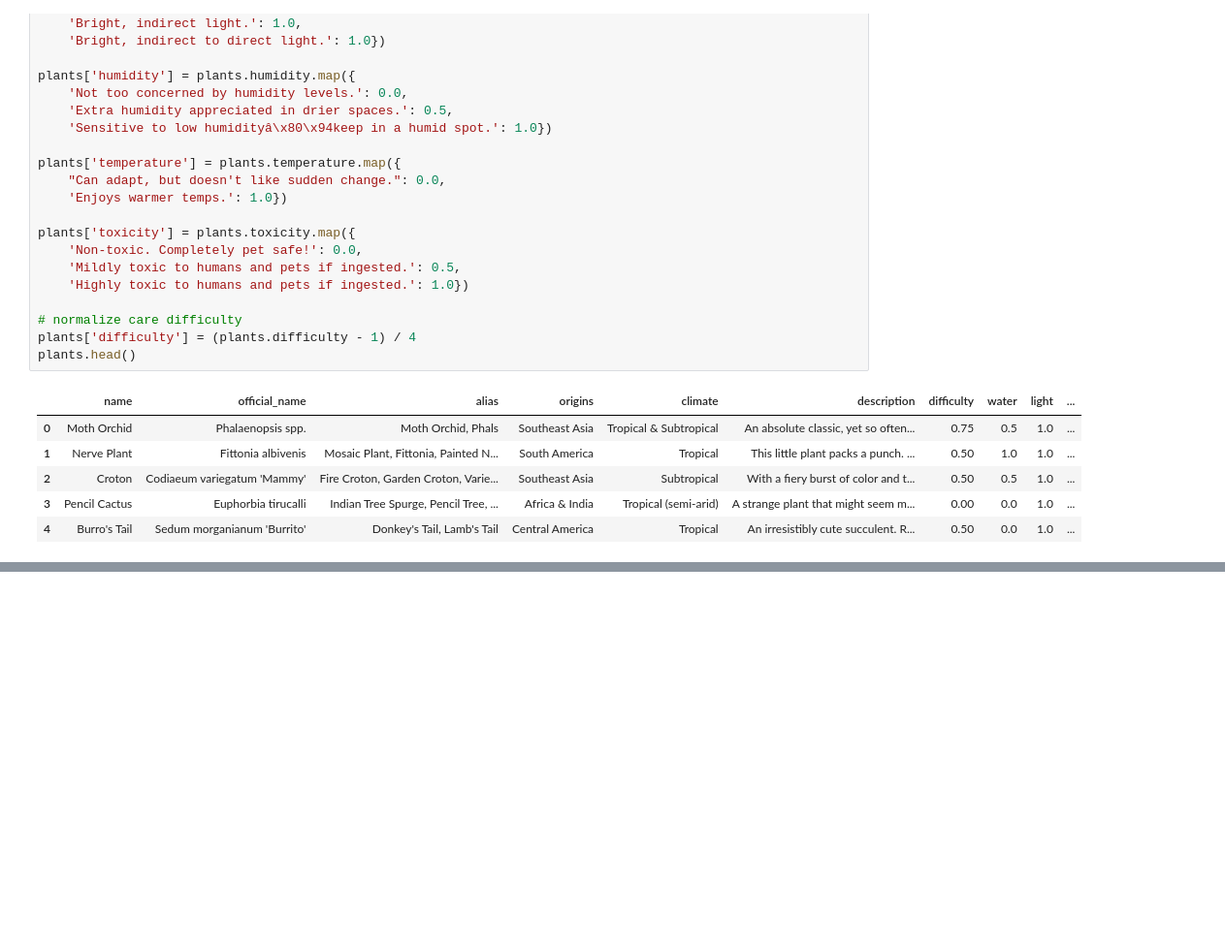
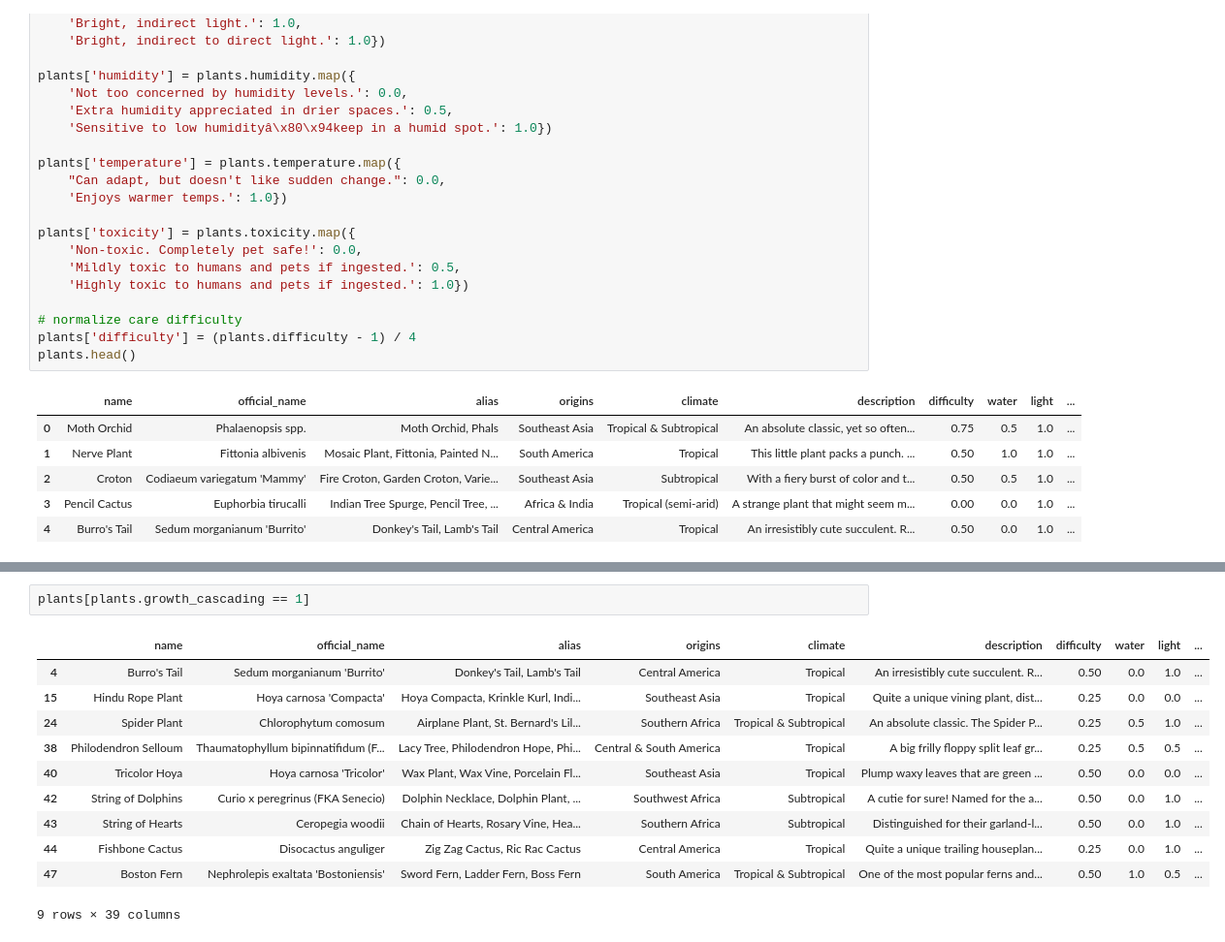
Before and after one commit to ManhTin/plant-recommender-datasource, a Jupyter notebook: notebooks/howmanyplants.ipynb, the cells around one changed output, grey strips where cells are left out. Shown: that part at 97% size. Cells and saved outputs as stored; diff of their text form; blank space fills up the shorter version.

```diff
--- a/notebooks/howmanyplants.ipynb
+++ b/notebooks/howmanyplants.ipynb
@@ -132,3 +135,17 @@ array(['Aerial roots, thick green leaves, and clusters of bright blooms.',
+# %%
+plants[plants.growth_cascading == 1]
+# %% [output]
+|  | name | official_name | alias | origins | climate | description | difficulty | water | light | ... |
+| 4 | Burro's Tail | Sedum morganianum 'Burrito' | Donkey's Tail, Lamb's Tail | Central America | Tropical | An irresistibly cute succulent. R... | 0.50 | 0.0 | 1.0 | ... |
+| 15 | Hindu Rope Plant | Hoya carnosa 'Compacta' | Hoya Compacta, Krinkle Kurl, Indi... | Southeast Asia | Tropical | Quite a unique vining plant, dist... | 0.25 | 0.0 | 0.0 | ... |
+| 24 | Spider Plant | Chlorophytum comosum | Airplane Plant, St. Bernard's Lil... | Southern Africa | Tropical & Subtropical | An absolute classic. The Spider P... | 0.25 | 0.5 | 1.0 | ... |
+| 38 | Philodendron Selloum | Thaumatophyllum bipinnatifidum (F... | Lacy Tree, Philodendron Hope, Phi... | Central & South America | Tropical | A big frilly floppy split leaf gr... | 0.25 | 0.5 | 0.5 | ... |
+| 40 | Tricolor Hoya | Hoya carnosa 'Tricolor' | Wax Plant, Wax Vine, Porcelain Fl... | Southeast Asia | Tropical | Plump waxy leaves that are green ... | 0.50 | 0.0 | 0.0 | ... |
+| 42 | String of Dolphins | Curio x peregrinus (FKA Senecio) | Dolphin Necklace, Dolphin Plant, ... | Southwest Africa | Subtropical | A cutie for sure! Named for the a... | 0.50 | 0.0 | 1.0 | ... |
+| 43 | String of Hearts | Ceropegia woodii | Chain of Hearts, Rosary Vine, Hea... | Southern Africa | Subtropical | Distinguished for their garland-l... | 0.50 | 0.0 | 1.0 | ... |
+| 44 | Fishbone Cactus | Disocactus anguliger | Zig Zag Cactus, Ric Rac Cactus | Central America | Tropical | Quite a unique trailing houseplan... | 0.25 | 0.0 | 1.0 | ... |
+| 47 | Boston Fern | Nephrolepis exaltata 'Bostoniensis' | Sword Fern, Ladder Fern, Boss Fern | South America | Tropical & Subtropical | One of the most popular ferns and... | 0.50 | 1.0 | 0.5 | ... |
+9 rows × 39 columns
 # %%
 # only keep the max height and width
 plants.loc[plants.height.str.contains('-', na=False), 'height'] = plants.height.str.split('-').str[1].astype(float)
```
Also changed, not shown: parts of 9 cells of this notebook.
